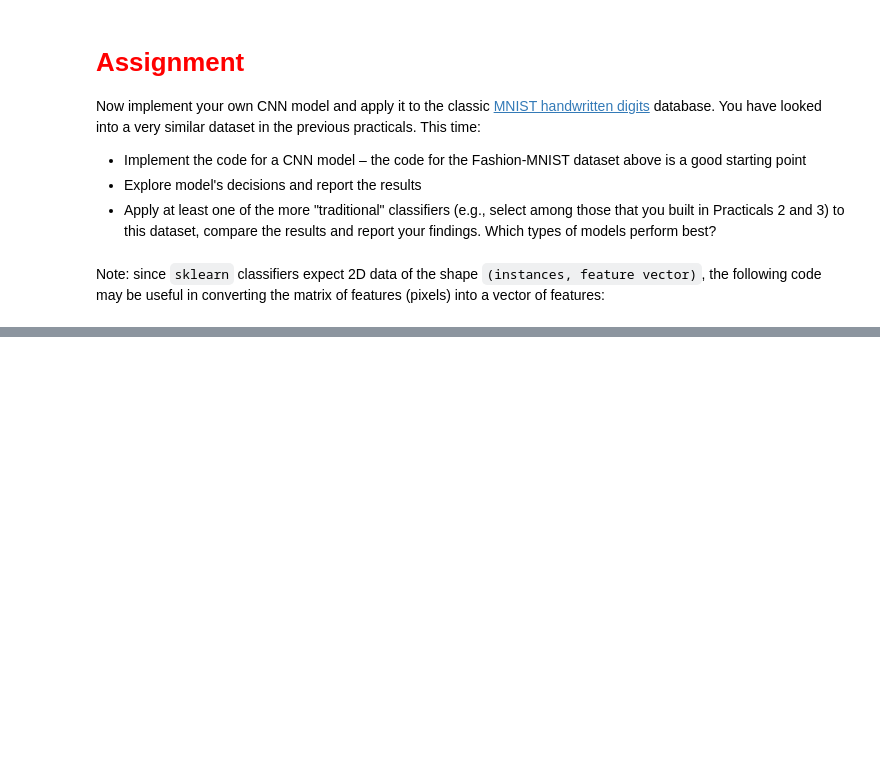
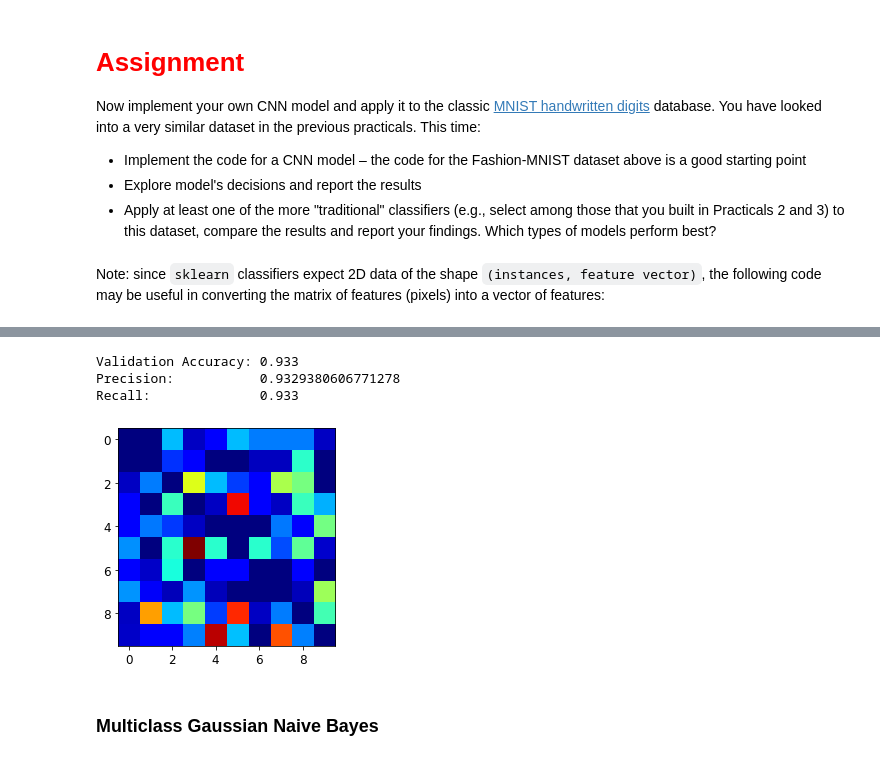
Before and after one commit to jayrabjohns/convolution-neural-networks, a Jupyter notebook: Practical6.ipynb, the cells around one changed output, grey strips where cells are left out. Cells and saved outputs as stored; diff of their text form; code cells hidden in the pictures; blank space fills up the shorter version.

```diff
--- a/Practical6.ipynb
+++ b/Practical6.ipynb
@@ -421,0 +739,22 @@ X_train_flat.shape
+# %%
+log_reg = LogisticRegression(max_iter=10000)
+log_reg.fit(X_train_flat, y_train)
+lr_preds = log_reg.predict(X_valid_flat)
+# %%
+lr_accuracy = accuracy_score(y_valid, lr_preds)
+lr_precision = precision_score(y_valid, lr_preds, average='weighted')
+lr_recall = recall_score(y_valid, lr_preds, average='weighted')
+print(f"""
+Validation Accuracy: {lr_accuracy}
+Precision:           {lr_precision}
+Recall:              {lr_recall}
+""")
+
+show_confusion_matrix(y_valid, lr_preds)
+# %% [output]
+Validation Accuracy: 0.933
+Precision:           0.9329380606771278
+Recall:              0.933
+[figure, added]
+# %% [markdown]
+### Multiclass Gaussian Naive Bayes
```
Also changed, not shown: parts of 54 cells of this notebook.
